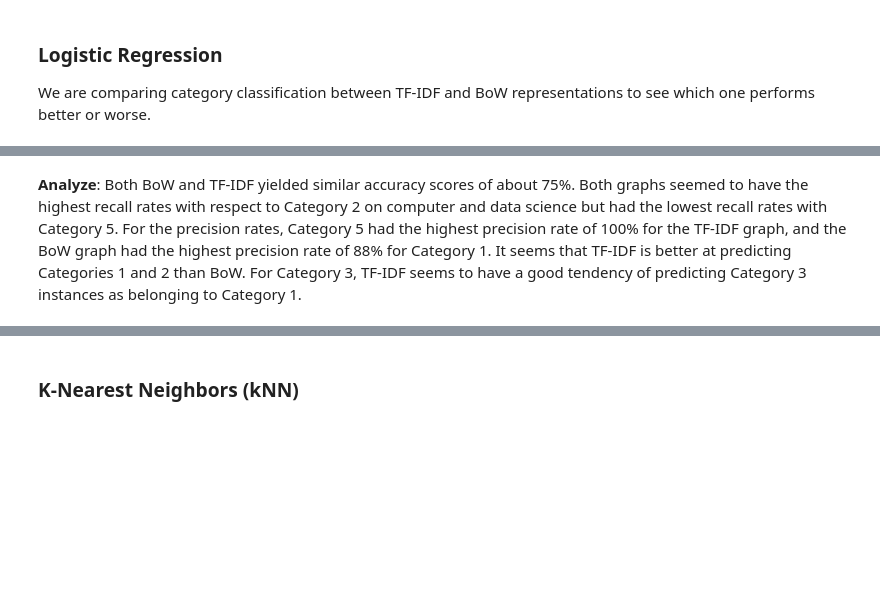
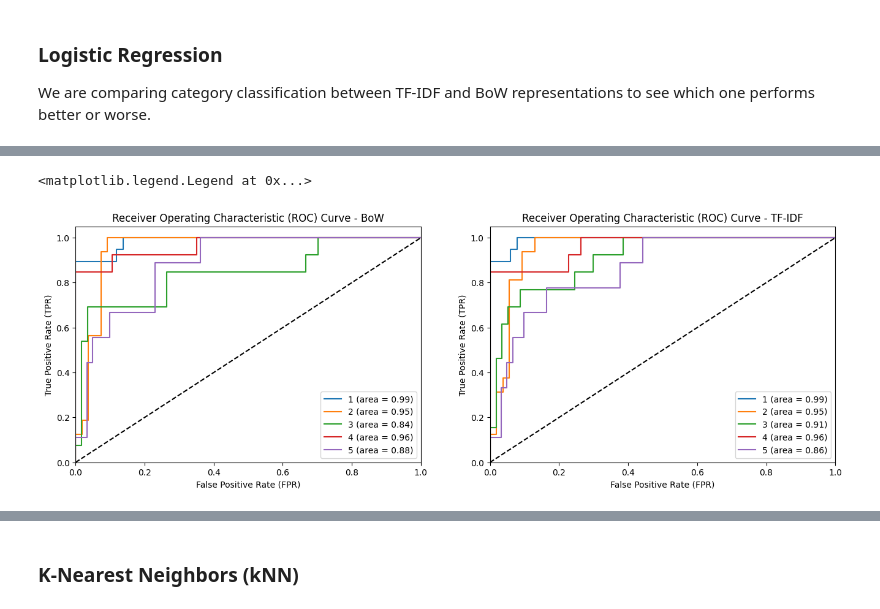
Before and after one commit to christiewong219/Team-5-CS105-Final-Project, a Jupyter notebook: Team5_CS105_Final_Project.ipynb, the cells around one changed output, grey strips where cells are left out. Saved outputs shown, nothing was run; the diff lists cells and outputs as text; code cells hidden in the pictures; blank space fills up the shorter version.

```diff
--- a/Team5_CS105_Final_Project.ipynb
+++ b/Team5_CS105_Final_Project.ipynb
@@ -231,2 +231,41 @@ weighted avg       0.79      0.79      0.78       174
-# %% [markdown]
-**Analyze**: Both BoW and TF-IDF yielded similar accuracy scores of about 75%. Both graphs seemed to have the highest recall rates with respect to Category 2 on computer and data science but had the lowest recall rates with Category 5. For the precision rates, Category 5 had the highest precision rate of 100% for the TF-IDF graph, and the BoW graph had the highest precision rate of 88% for Category 1. It seems that TF-IDF is better at predicting Categories 1 and 2 than BoW. For Category 3, TF-IDF seems to have a good tendency of predicting Category 3 instances as belonging to Category 1.
+# %%
+# roc curves
+
+# Predict probabilities
+y_prob_bow = log_model_bow.predict_proba(X_test_bow)
+y_prob_tfidf = log_model_tfidf.predict_proba(X_test_tfidf)
+classes = log_model_bow.classes_
+
+# binarize category labels,
+y_bin = label_binarize(y_test, classes = classes)
+
+# plotting curves
+fig, axes = plt.subplots(1, 2, figsize = (16, 5))
+
+# looping to calc roc and auc for both bow and tfidf
+for i, class_label in enumerate(classes):
+    fpr_bow, tpr_bow, _ = roc_curve(y_bin[:, i], y_prob_bow[:, i])
+    fpr_tfidf, tpr_tfidf, _ = roc_curve(y_bin[:, i], y_prob_tfidf[:, i])
+    roc_auc_bow = auc(fpr_bow, tpr_bow)
+    roc_auc_tfidf = auc(fpr_tfidf, tpr_tfidf)
+    axes[0].plot(fpr_bow, tpr_bow, label = f"{class_label} (area = {roc_auc_bow:.2f})")
+    axes[1].plot(fpr_tfidf, tpr_tfidf, label = f"{class_label} (area = {roc_auc_tfidf:.2f})")
+
+axes[0].plot([0, 1], [0, 1], "k--")
+axes[0].set_xlim([0.0, 1.0])
+axes[0].set_ylim([0.0, 1.05])
+axes[0].set_xlabel("False Positive Rate (FPR)")
+axes[0].set_ylabel("True Positive Rate (TPR)")
+axes[0].set_title("Receiver Operating Characteristic (ROC) Curve - BoW")
+axes[0].legend(loc = "lower right")
+
+axes[1].plot([0, 1], [0, 1], "k--")
+axes[1].set_xlim([0.0, 1.0])
+axes[1].set_ylim([0.0, 1.05])
+axes[1].set_xlabel("False Positive Rate (FPR)")
+axes[1].set_ylabel("True Positive Rate (TPR)")
+axes[1].set_title("Receiver Operating Characteristic (ROC) Curve - TF-IDF")
+axes[1].legend(loc = "lower right")
+# %% [output]
+<matplotlib.legend.Legend at 0x...>
+[figure, added]
```
Also changed, not shown: parts of 9 cells of this notebook.
